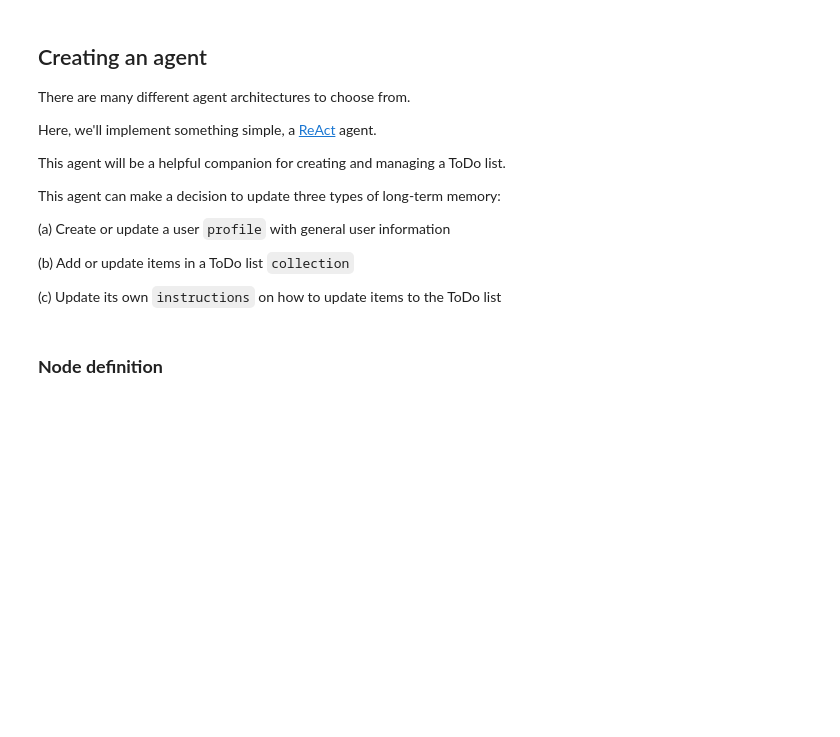
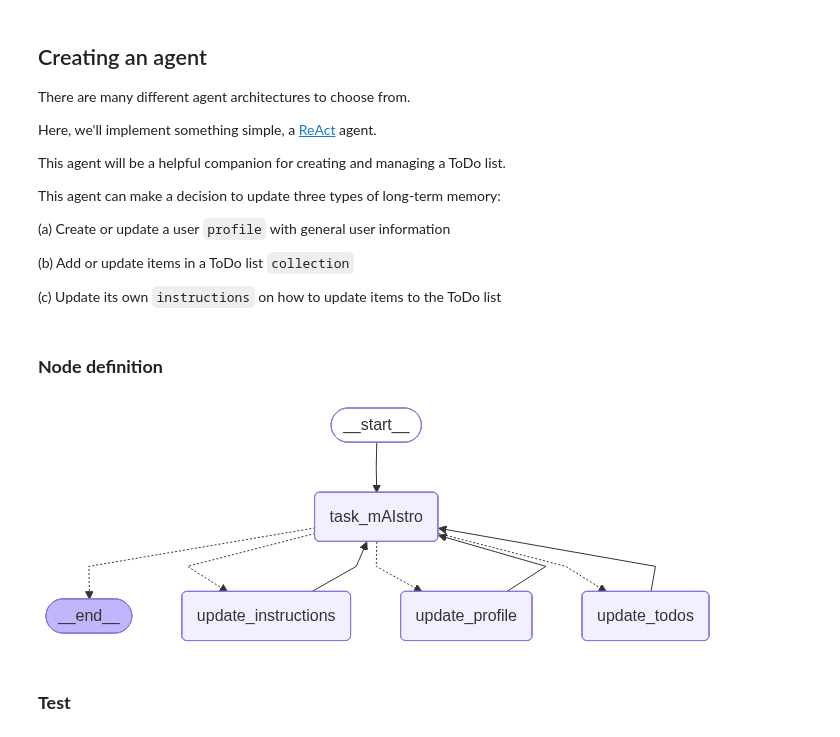
Before and after one commit to MuhammadUmerKhan/GenAI-AgenticAI-MCP-Tutorials, a Jupyter notebook: AgenticAI-Using_LangGraph/14_long_term_memory/04_memory_agent.ipynb, the cells around one changed output. Cells and saved outputs as stored; diff of their text form; code cells hidden in the pictures; blank space fills up the shorter version.

Commit message:
Memory agent -> Completed

```diff
--- a/AgenticAI-Using_LangGraph/14_long_term_memory/04_memory_agent.ipynb
+++ b/AgenticAI-Using_LangGraph/14_long_term_memory/04_memory_agent.ipynb
@@ -411,0 +522,49 @@ def task_mAIstro(state: MessagesState, config: RunnableConfig, store: BaseStore)
+# %%
+# Conditional edge
+def route_message(state: MessagesState, config: RunnableConfig, store: BaseStore) -> Literal[END, "update_todos", "update_instructions", "update_profile"]:
+
+    """Reflect on the memories and chat history to decide whether to update the memory collection."""
+    message = state['messages'][-1]
+    if len(message.tool_calls) ==0:
+        return END
+    else:
+        tool_call = message.tool_calls[0]
+        if tool_call['args']['update_type'] == "user":
+            return "update_profile"
+        elif tool_call['args']['update_type'] == "todo":
+            return "update_todos"
+        elif tool_call['args']['update_type'] == "instructions":
+            return "update_instructions"
+        else:
+            raise ValueError
+# %%
+# Create the graph + all nodes
+builder = StateGraph(MessagesState)
+
+# Add nodes
+builder.add_node("task_mAIstro", task_mAIstro)
+builder.add_node("update_profile", update_profile)
+builder.add_node("update_todos", update_todos)
+builder.add_node("update_instructions", update_instructions)
+
+# Add edges
+builder.add_edge(START, "task_mAIstro")
+builder.add_conditional_edges("task_mAIstro", route_message)
+builder.add_edge("update_todos", "task_mAIstro")
+builder.add_edge("update_instructions", "task_mAIstro")
+builder.add_edge("update_profile", "task_mAIstro")
+
+# Store for long-term (across-thread) memory
+accross_thread_memory = InMemoryStore()
+
+# Checkpointer for short-term (within-thread) memory
+within_thread_memory = MemorySaver()
+
+# Create the graph
+graph = builder.compile(checkpointer=within_thread_memory, store=accross_thread_memory)
+# %%
+display(Image(graph.get_graph(xray=1).draw_mermaid_png()))
+# %% [output]
+[figure, added]
+# %% [markdown]
+### **Test**
```
Also changed, not shown: parts of 29 cells of this notebook.
